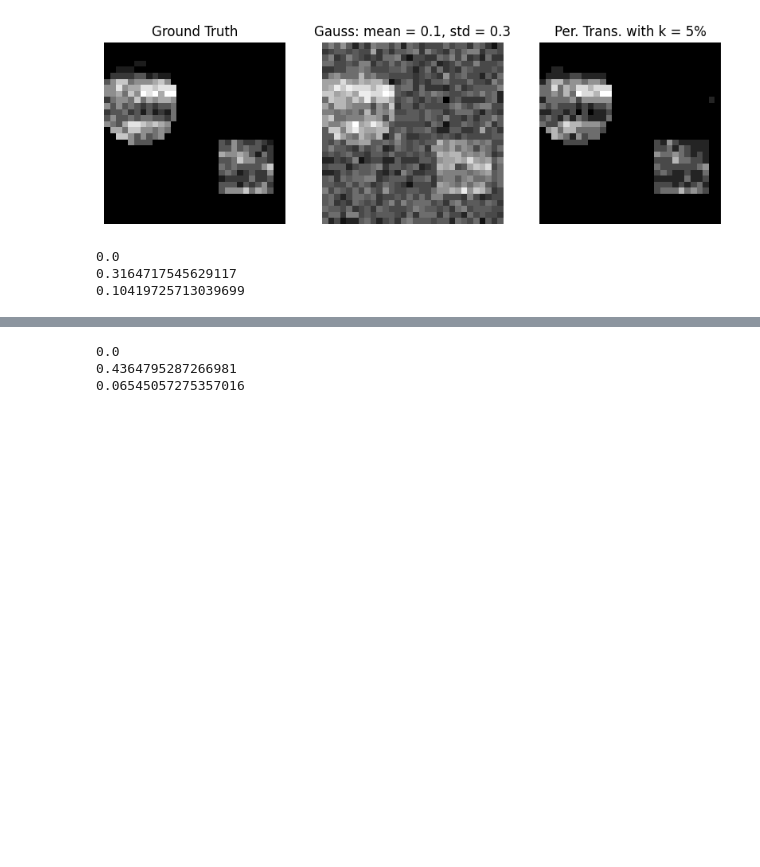
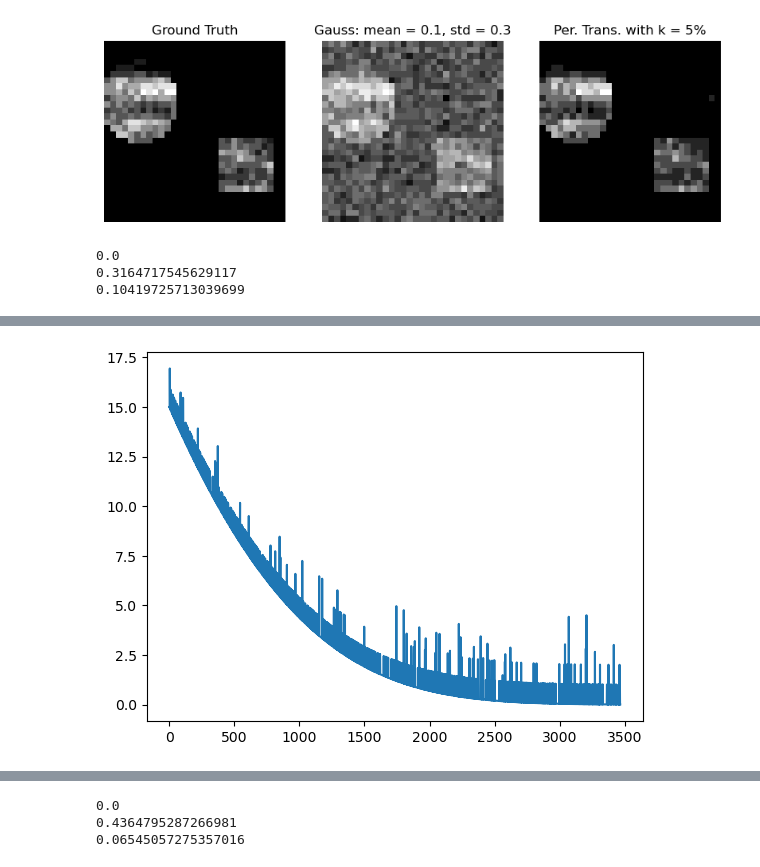
Before and after one commit to klailag/SupervisedTDAMethodForMALDI, a Jupyter notebook: Paper revision/simulation from r.ipynb, the cells around one changed output, grey strips where cells are left out. Drawn from its saved outputs; the diff is of its cells as text; code cells hidden in the pictures; blank space fills up the shorter version.

```diff
--- a/Paper revision/simulation from r.ipynb
+++ b/Paper revision/simulation from r.ipynb
@@ -383 +397,6 @@ print(signal_to_noise_ratio(images[0], images[2]))
+# %%
+plt.plot(noisy_data[560])
+plt.show()
+# %% [output]
+[figure, added]
 # %%
```
Also changed, not shown: parts of 7 cells of this notebook, 6 other files.
